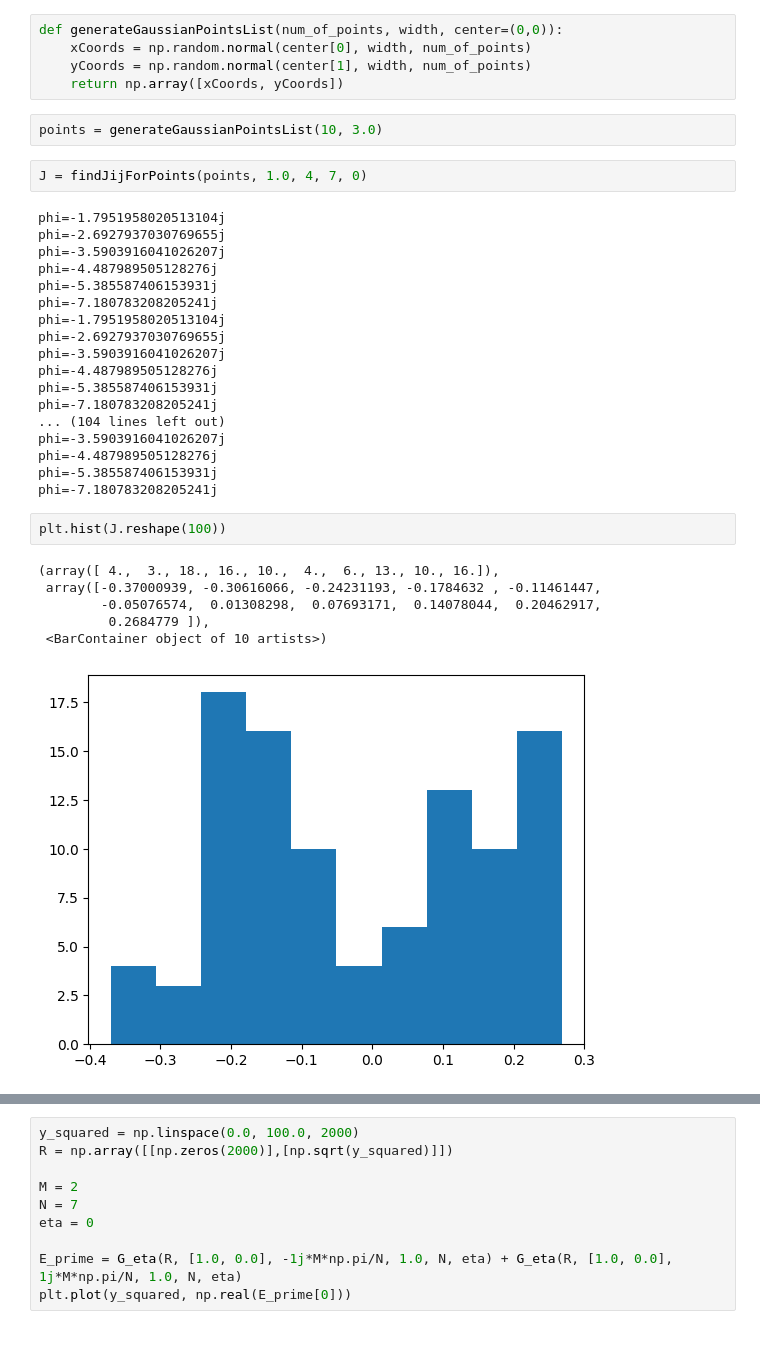
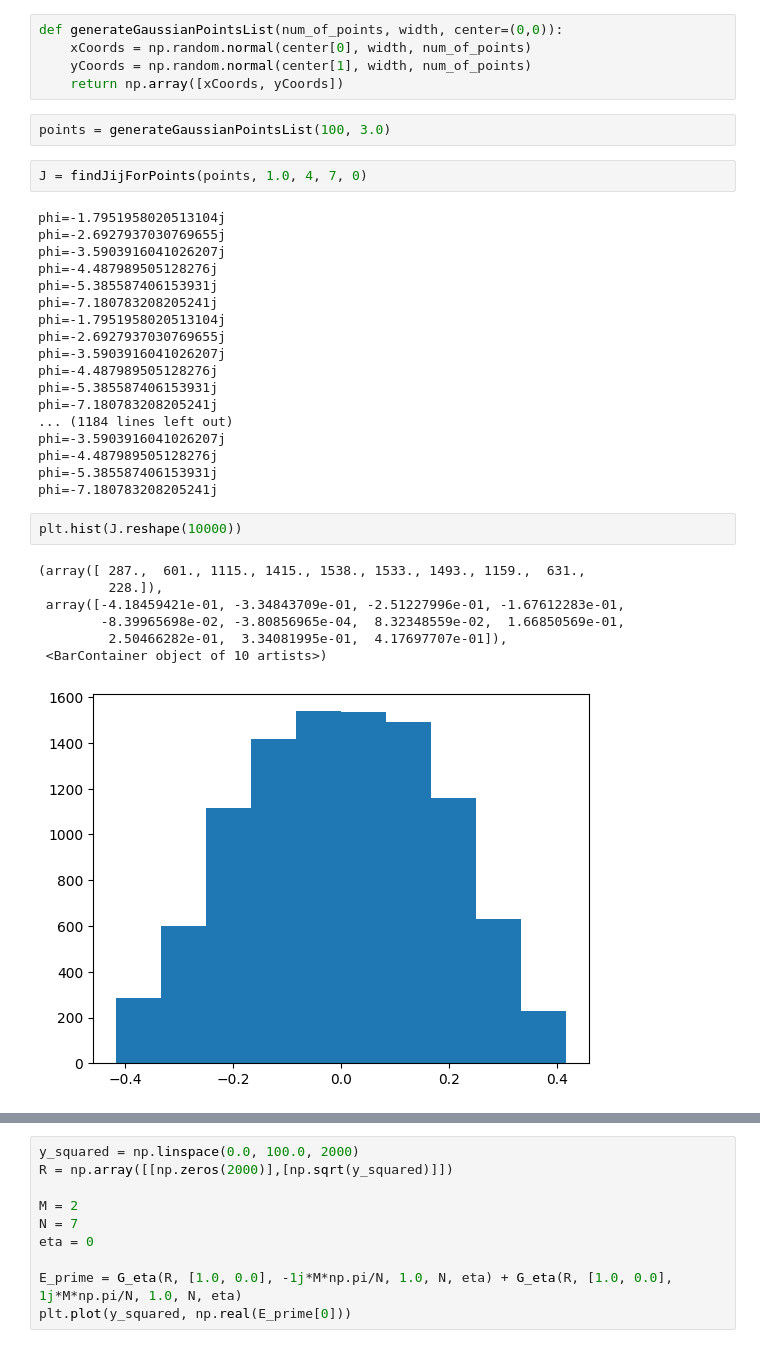
Before and after one commit to henhen724/GS_algorithm, a Jupyter notebook: plotGreensFunctions.ipynb, the cells around one changed output, grey strips where cells are left out. Saved outputs shown, nothing was run; the diff lists cells and outputs as text.

```diff
--- a/plotGreensFunctions.ipynb
+++ b/plotGreensFunctions.ipynb
@@ -96,7 +96,7 @@ def generateGaussianPointsList(num_of_points, width, center=(0,0)):
     yCoords = np.random.normal(center[1], width, num_of_points)
     return np.array([xCoords, yCoords])
 # %%
-points = generateGaussianPointsList(10, 3.0)
+points = generateGaussianPointsList(100, 3.0)
 # %%
 J = findJijForPoints(points, 1.0, 4, 7, 0)
 # %% [output]
@@ -112,17 +112,18 @@ phi=-3.5903916041026207j
 phi=-4.487989505128276j
 phi=-5.385587406153931j
 phi=-7.180783208205241j
-... (104 lines left out)
+... (1184 lines left out)
 phi=-3.5903916041026207j
 phi=-4.487989505128276j
 phi=-5.385587406153931j
 phi=-7.180783208205241j
 # %%
-plt.hist(J.reshape(100))
+plt.hist(J.reshape(10000))
 # %% [output]
-(array([ 4.,  3., 18., 16., 10.,  4.,  6., 13., 10., 16.]),
- array([-0.37000939, -0.30616066, -0.24231193, -0.1784632 , -0.11461447,
-        -0.05076574,  0.01308298,  0.07693171,  0.14078044,  0.20462917,
-         0.2684779 ]),
+(array([ 287.,  601., 1115., 1415., 1538., 1533., 1493., 1159.,  631.,
+         228.]),
+ array([-4.18459421e-01, -3.34843709e-01, -2.51227996e-01, -1.67612283e-01,
+        -8.39965698e-02, -3.80856965e-04,  8.32348559e-02,  1.66850569e-01,
+         2.50466282e-01,  3.34081995e-01,  4.17697707e-01]),
  <BarContainer object of 10 artists>)
-[figure, old version]
+[figure, new version]
```
Also changed, not shown: parts of 1 cell of this notebook.
